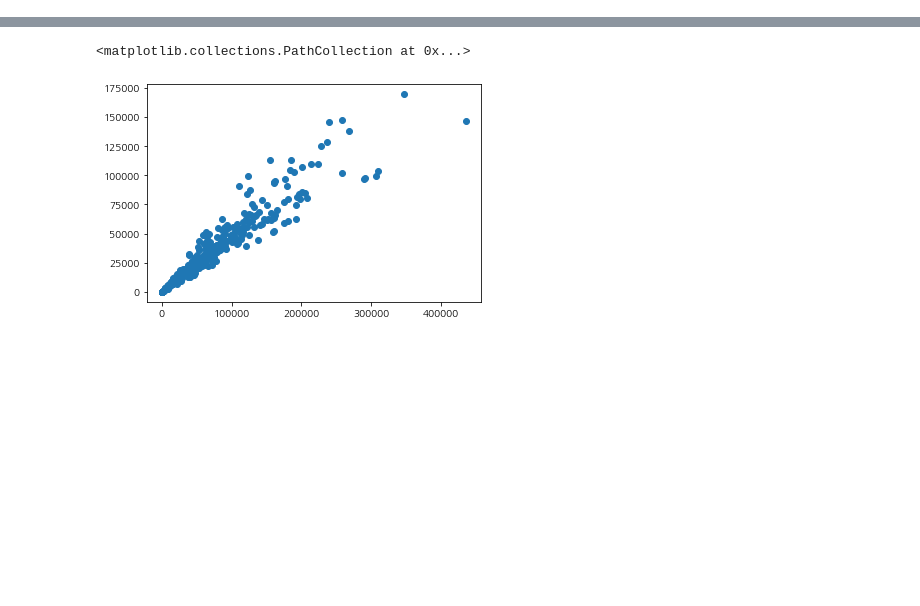
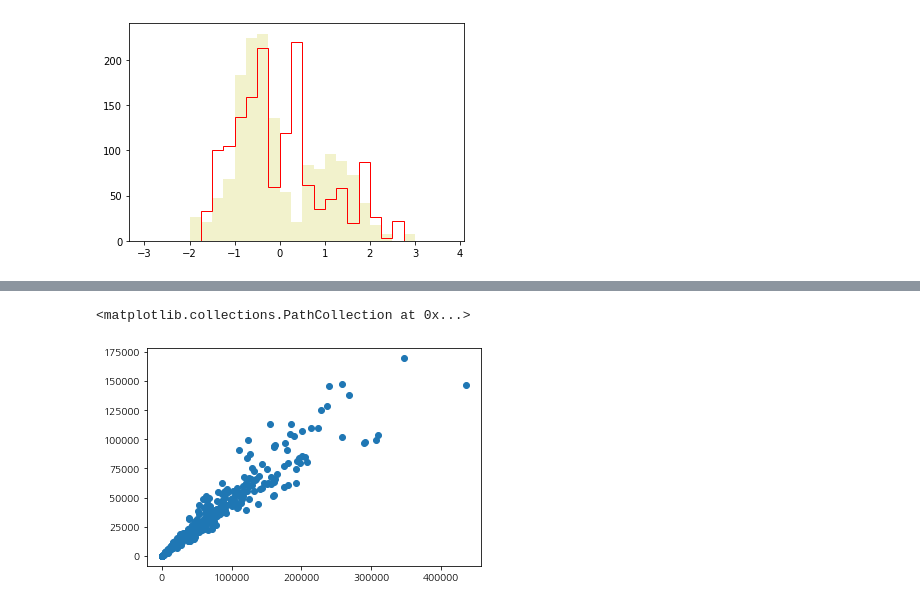
Before and after one commit to yoona3316/Datamining_subway, a Jupyter notebook: preprocessing.ipynb, the cells around one changed output, grey strips where cells are left out. Saved outputs shown, nothing was run; the diff lists cells and outputs as text; code cells hidden in the pictures; blank space fills up the shorter version.

```diff
--- a/preprocessing.ipynb
+++ b/preprocessing.ipynb
@@ -120,3 +120,26 @@ for obj in range(len(objects)):
     f.write(str(objects[obj, 10]) + '\n')
 
 f.close()
+# %%
+#Normalization of rates
+
+norm_objects = np.zeros((len(objects), 11))
+
+mu_rate = np.zeros((2,5))
+sigma_rate = np.zeros((2,5))
+
+for sex in range(2):
+    for age in range(5):
+        mu_rate[sex][age] = np.mean(objects[:,5*sex+age])
+        sigma_rate[sex][age] = np.std(objects[:,5*sex+age])
+
+for sex in range(2):
+    for age in range(5):
+        for id in range(len(objects)):
+            norm_objects[id][5*sex+age] = (objects[id][5*sex+age] - mu_rate[sex][age]) / sigma_rate[sex][age]
+# %%
+plt.hist(norm_objects[:,0], bins=np.arange(-3, 4, 0.25), alpha=0.2, color='y') # 20남
+plt.hist(norm_objects[:,5], bins=np.arange(-3, 4, 0.25), alpha=1, histtype='step', color='r') # 20여
+plt.show()
+# %% [output]
+[figure, added]
```
Also changed, not shown: parts of 8 cells of this notebook.
